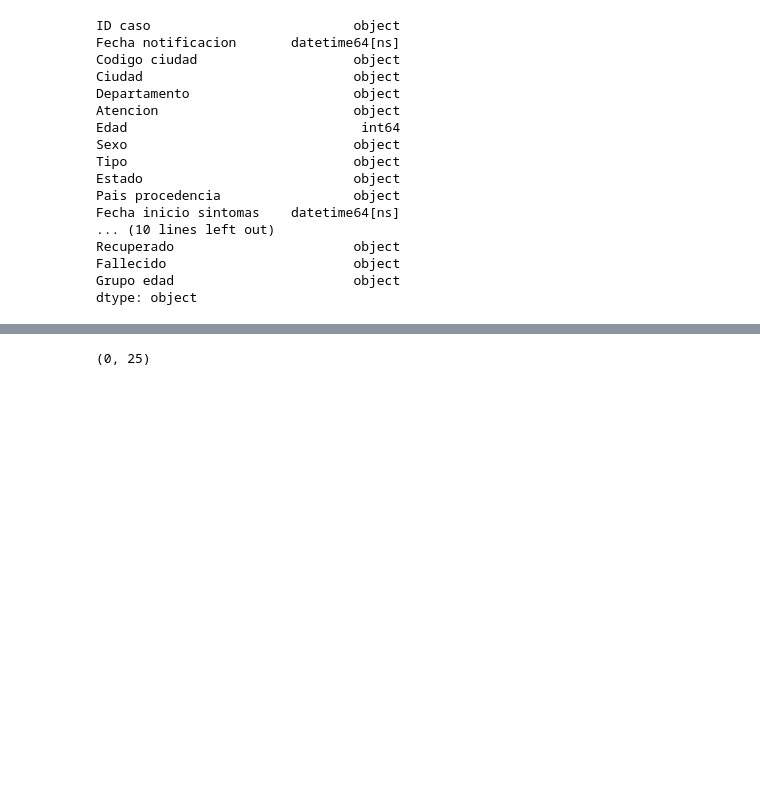
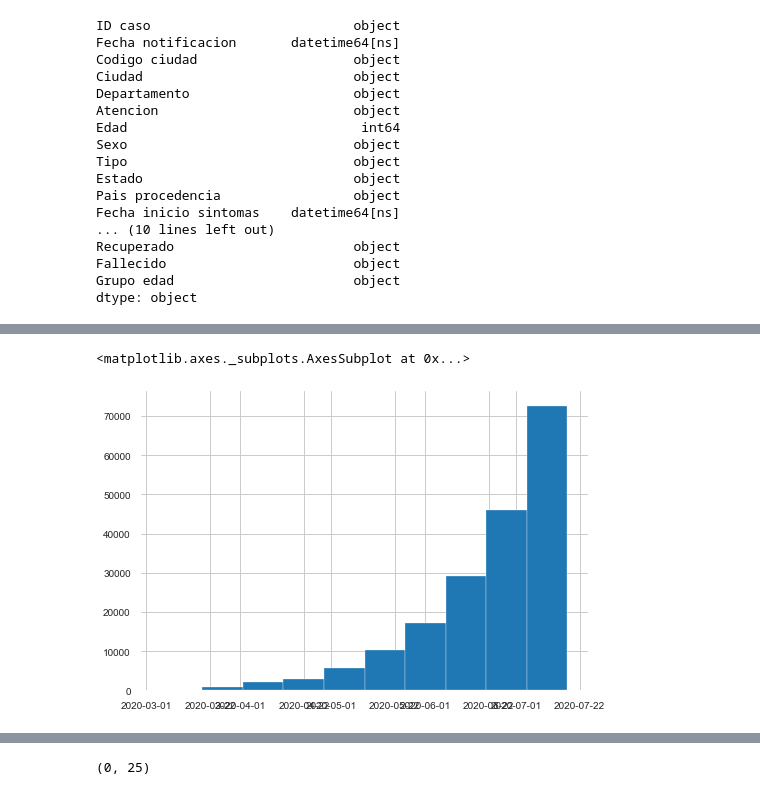
Before and after one commit to andrespd1/siscovid, a Jupyter notebook: COVID-19.ipynb, the cells around one changed output, grey strips where cells are left out. Drawn from its saved outputs; the diff is of its cells as text; code cells hidden in the pictures; blank space fills up the shorter version.

```diff
--- a/COVID-19.ipynb
+++ b/COVID-19.ipynb
@@ -130,4 +130,9 @@ covid.head()
 5 rows × 25 columns
+# %%
+covid[ 'Fecha diagnostico' ].hist()
+# %% [output]
+<matplotlib.axes._subplots.AxesSubplot at 0x...>
+[figure, added]
 # %%
 # How many observations have null atention
 covid.loc[ covid[ 'Atencion' ].isnull() ].shape
```
Also changed, not shown: parts of 17 cells of this notebook, 42 other files.
